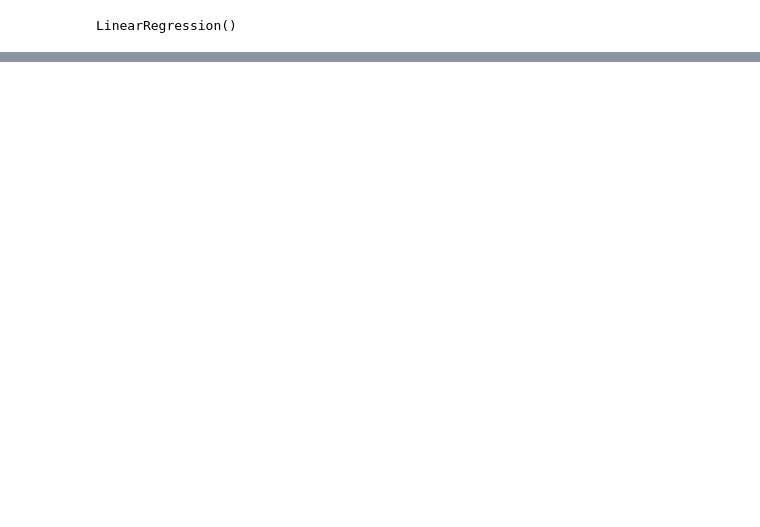
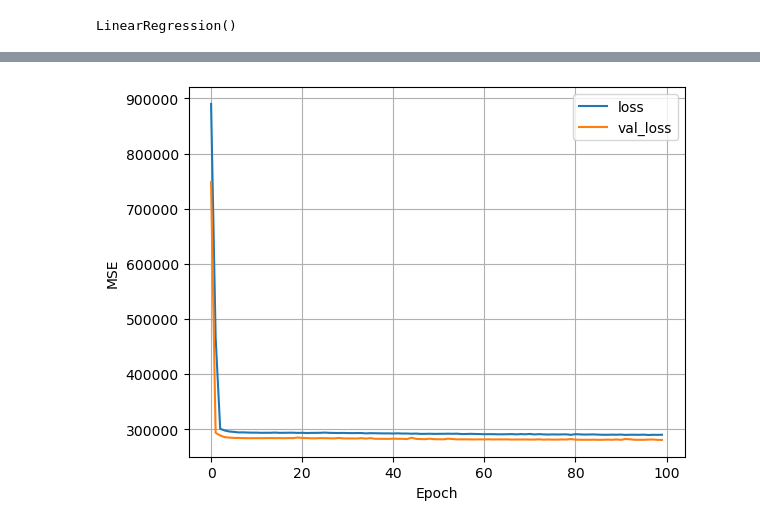
Before and after one commit to akibahmed229/development-of-intelligent, a Jupyter notebook: MachineLearning/Bikes-regression-Example.ipynb, the cells around one changed output, grey strips where cells are left out. Cells and saved outputs as stored; diff of their text form; code cells hidden in the pictures; blank space fills up the shorter version.

```diff
--- a/MachineLearning/Bikes-regression-Example.ipynb
+++ b/MachineLearning/Bikes-regression-Example.ipynb
@@ -154,0 +305,42 @@ plt.show()
+# %%
+# Import necessary modules from TensorFlow and Keras (assumed to be already imported)
+# from tensorflow import keras
+
+# Create a normalization layer for the input data (temperature)
+# The input_shape parameter specifies that each input sample has one feature
+temp_normalizer = keras.layers.Normalization(input_shape=(1,), axis=None)
+
+# Adapt the normalization layer to the training data
+# This calculates the mean and variance to normalize the input data
+temp_normalizer.adapt(x_train_temp)
+# %%
+# Define a Sequential neural network model
+temp_nn_model = keras.Sequential([
+    temp_normalizer,                         # First layer: normalizes the input data
+    keras.layers.Dense(32, activation="relu"),  # First hidden layer with 32 neurons and ReLU activation
+    keras.layers.Dense(32, activation="relu"),  # Second hidden layer with 32 neurons and ReLU activation
+    keras.layers.Dense(32, activation="relu"),  # Third hidden layer with 32 neurons and ReLU activation
+    keras.layers.Dense(1),                      # Output layer with 1 neuron for regression output
+])
+
+# Compile the model
+# - Optimizer: Adam with a learning rate of 0.001
+# - Loss function: Mean Squared Error for regression
+temp_nn_model.compile(
+    optimizer=keras.optimizers.Adam(learning_rate=0.001),
+    loss="mean_squared_error"
+)
+# %%
+# Train the model using the training data
+history = temp_nn_model.fit(
+    x_train_temp,                  # Training features (temperature)
+    y_train_temp,                  # Training target (bike count)
+    validation_data=(x_valid_temp, y_valid_temp),  # Validation data for monitoring overfitting
+    verbose=0,                     # Suppress detailed logging
+    epochs=100                     # Number of training epochs
+)
+# %%
+# Plot the training and validation loss over epochs
+plot_loss(history)
+# %% [output]
+[figure, added]
```
Also changed, not shown: parts of 42 cells of this notebook, 1 other file.
